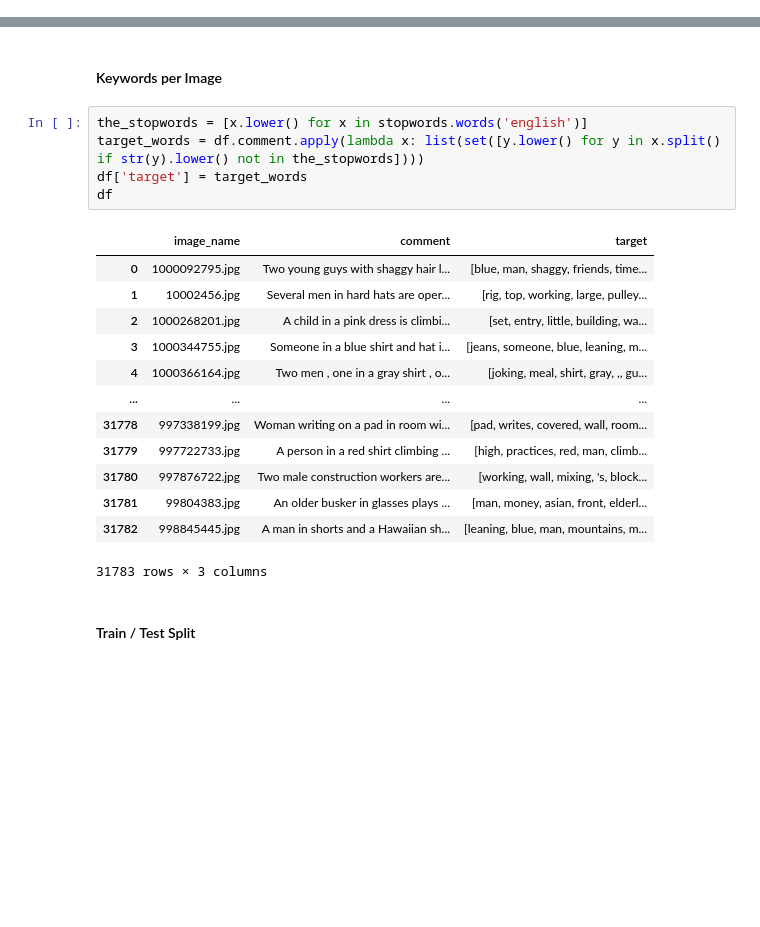
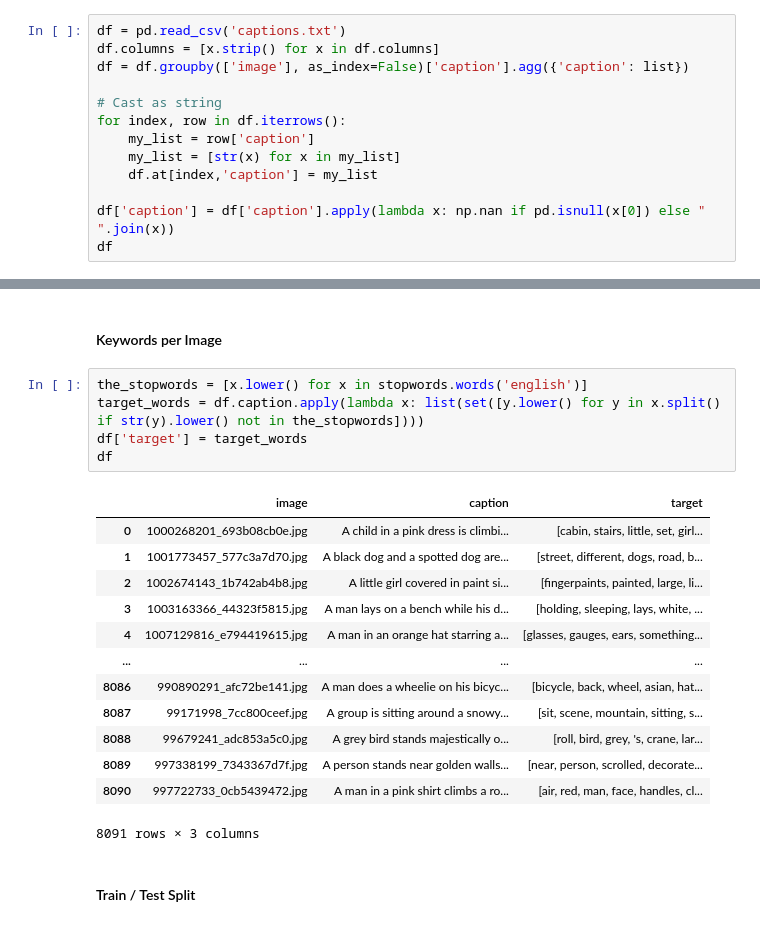
Before and after one commit to Peter-32/15_deep_image_captioning, a Jupyter notebook: Untitled.ipynb, the cells around one changed output, grey strips where cells are left out. Cells and saved outputs as stored; diff of their text form; blank space fills up the shorter version.

```diff
--- a/Untitled.ipynb
+++ b/Untitled.ipynb
@@ -0,0 +25,13 @@
+# %%
+df = pd.read_csv('captions.txt')
+df.columns = [x.strip() for x in df.columns]
+df = df.groupby(['image'], as_index=False)['caption'].agg({'caption': list})
+
+# Cast as string
+for index, row in df.iterrows():
+    my_list = row['caption']
+    my_list = [str(x) for x in my_list]
+    df.at[index,'caption'] = my_list
+
+df['caption'] = df['caption'].apply(lambda x: np.nan if pd.isnull(x[0]) else " ".join(x))
+df
@@ -21,22 +84,22 @@ Going for a multi-class classification for keywords used in all of the descripti
 #### Keywords per Image
 # %%
 the_stopwords = [x.lower() for x in stopwords.words('english')]
-target_words = df.comment.apply(lambda x: list(set([y.lower() for y in x.split() if str(y).lower() not in the_stopwords])))
+target_words = df.caption.apply(lambda x: list(set([y.lower() for y in x.split() if str(y).lower() not in the_stopwords])))
 df['target'] = target_words
 df
 # %% [output]
-|  | image_name | comment | target |
-| 0 | 1000092795.jpg | Two young guys with shaggy hair l... | [blue, man, shaggy, friends, time... |
-| 1 | 10002456.jpg | Several men in hard hats are oper... | [rig, top, working, large, pulley... |
-| 2 | 1000268201.jpg | A child in a pink dress is climbi... | [set, entry, little, building, wa... |
-| 3 | 1000344755.jpg | Someone in a blue shirt and hat i... | [jeans, someone, blue, leaning, m... |
-| 4 | 1000366164.jpg | Two men , one in a gray shirt , o... | [joking, meal, shirt, gray, ,, gu... |
+|  | image | caption | target |
+| 0 | 1000268201_693b08cb0e.jpg | A child in a pink dress is climbi... | [cabin, stairs, little, set, girl... |
+| 1 | 1001773457_577c3a7d70.jpg | A black dog and a spotted dog are... | [street, different, dogs, road, b... |
+| 2 | 1002674143_1b742ab4b8.jpg | A little girl covered in paint si... | [fingerpaints, painted, large, li... |
+| 3 | 1003163366_44323f5815.jpg | A man lays on a bench while his d... | [holding, sleeping, lays, white, ... |
+| 4 | 1007129816_e794419615.jpg | A man in an orange hat starring a... | [glasses, gauges, ears, something... |
 | ... | ... | ... | ... |
-| 31778 | 997338199.jpg | Woman writing on a pad in room wi... | [pad, writes, covered, wall, room... |
-| 31779 | 997722733.jpg | A person in a red shirt climbing ... | [high, practices, red, man, climb... |
-| 31780 | 997876722.jpg | Two male construction workers are... | [working, wall, mixing, 's, block... |
-| 31781 | 99804383.jpg | An older busker in glasses plays ... | [man, money, asian, front, elderl... |
-| 31782 | 998845445.jpg | A man in shorts and a Hawaiian sh... | [leaning, blue, man, mountains, m... |
+| 8086 | 990890291_afc72be141.jpg | A man does a wheelie on his bicyc... | [bicycle, back, wheel, asian, hat... |
+| 8087 | 99171998_7cc800ceef.jpg | A group is sitting around a snowy... | [sit, scene, mountain, sitting, s... |
+| 8088 | 99679241_adc853a5c0.jpg | A grey bird stands majestically o... | [roll, bird, grey, 's, crane, lar... |
+| 8089 | 997338199_7343367d7f.jpg | A person stands near golden walls... | [near, person, scrolled, decorate... |
+| 8090 | 997722733_0cb5439472.jpg | A man in a pink shirt climbs a ro... | [air, red, man, face, handles, cl... |
-31783 rows × 3 columns
+8091 rows × 3 columns
 # %% [markdown]
 #### Train / Test Split
```
Also changed, not shown: parts of 17 cells of this notebook, 2 other files.
